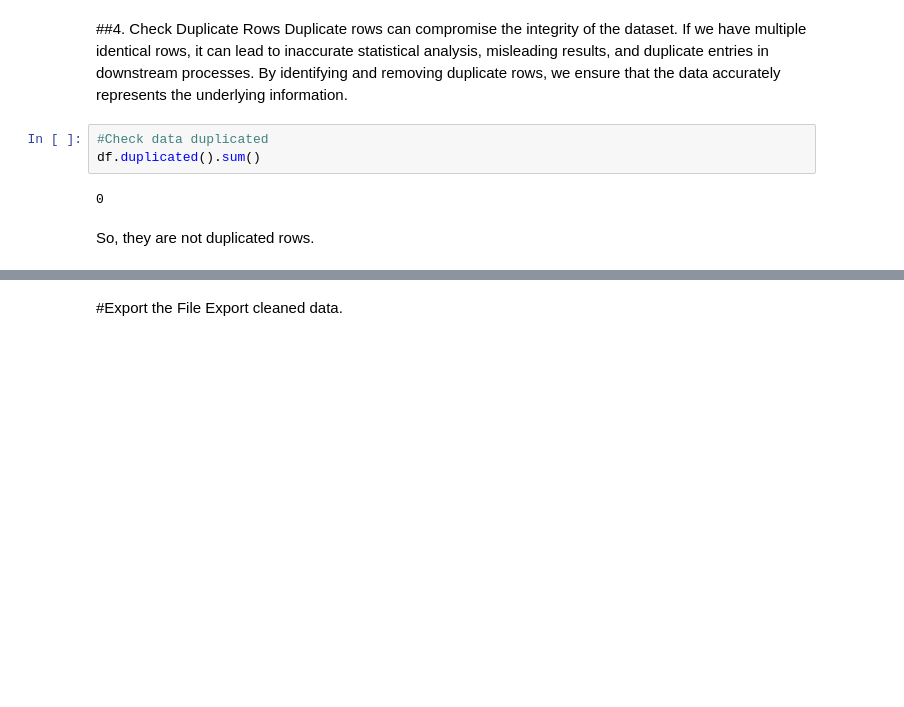
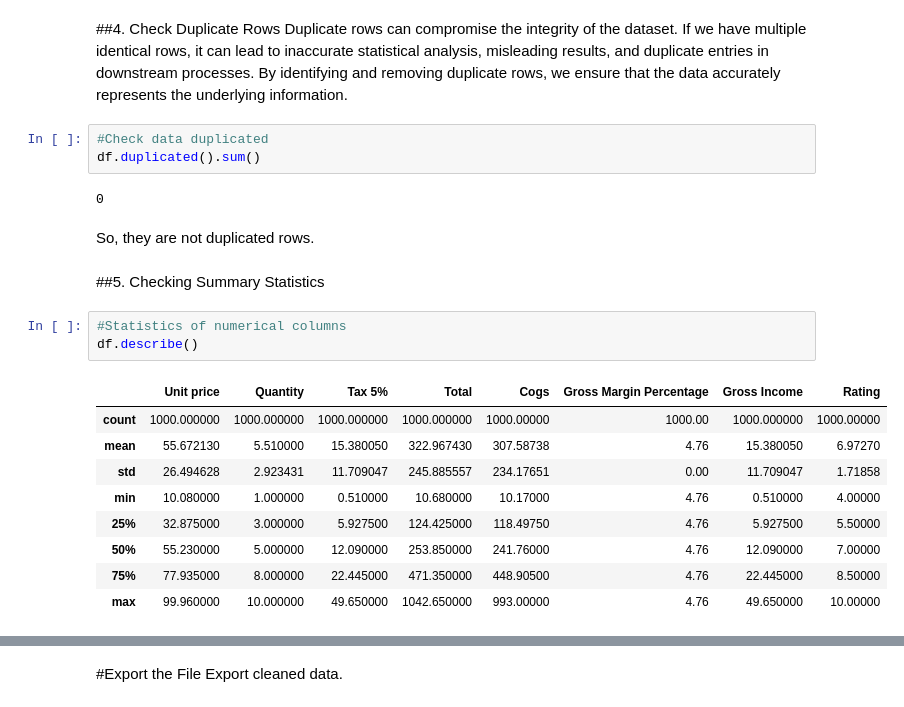
Before and after one commit to FatoniRahmat/Data-Analyst-in-Python, a Jupyter notebook: Supermarket_Sales.ipynb, the cells around one changed output, grey strips where cells are left out. Cells and saved outputs as stored; diff of their text form; blank space fills up the shorter version.

```diff
--- a/Supermarket_Sales.ipynb
+++ b/Supermarket_Sales.ipynb
@@ -178,3 +186,18 @@ df.duplicated().sum()
 0
 # %% [markdown]
 So, they are not duplicated rows.
+# %% [markdown]
+##5. Checking Summary Statistics
+# %%
+#Statistics of numerical columns
+df.describe()
+# %% [output]
+|  | Unit price | Quantity | Tax 5% | Total | Cogs | Gross Margin Percentage | Gross Income | Rating |
+| count | 1000.000000 | 1000.000000 | 1000.000000 | 1000.000000 | 1000.00000 | 1000.00 | 1000.000000 | 1000.00000 |
+| mean | 55.672130 | 5.510000 | 15.380050 | 322.967430 | 307.58738 | 4.76 | 15.380050 | 6.97270 |
+| std | 26.494628 | 2.923431 | 11.709047 | 245.885557 | 234.17651 | 0.00 | 11.709047 | 1.71858 |
+| min | 10.080000 | 1.000000 | 0.510000 | 10.680000 | 10.17000 | 4.76 | 0.510000 | 4.00000 |
+| 25% | 32.875000 | 3.000000 | 5.927500 | 124.425000 | 118.49750 | 4.76 | 5.927500 | 5.50000 |
+| 50% | 55.230000 | 5.000000 | 12.090000 | 253.850000 | 241.76000 | 4.76 | 12.090000 | 7.00000 |
+| 75% | 77.935000 | 8.000000 | 22.445000 | 471.350000 | 448.90500 | 4.76 | 22.445000 | 8.50000 |
+| max | 99.960000 | 10.000000 | 49.650000 | 1042.650000 | 993.00000 | 4.76 | 49.650000 | 10.00000 |
```
Also changed, not shown: parts of 15 cells of this notebook.
